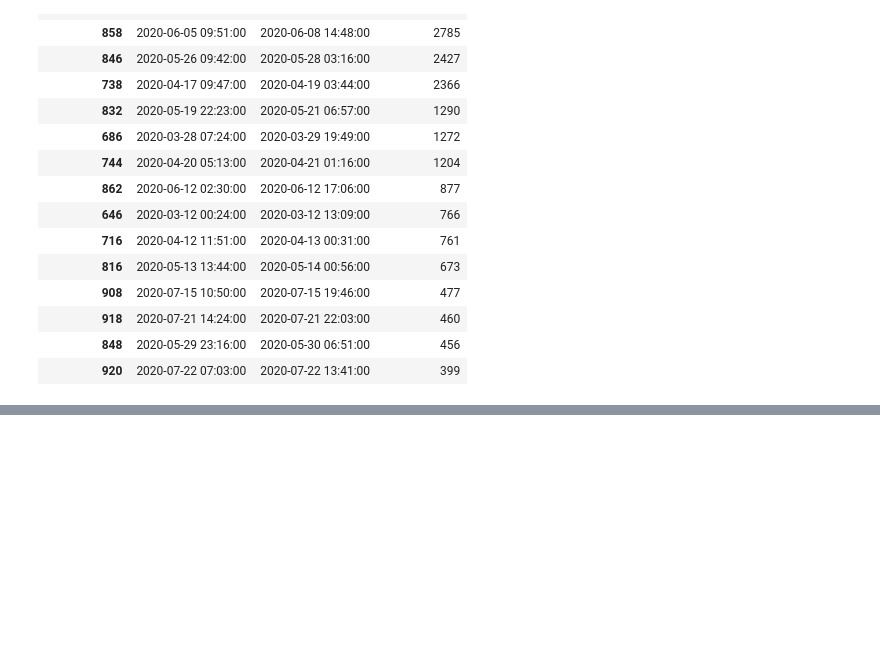
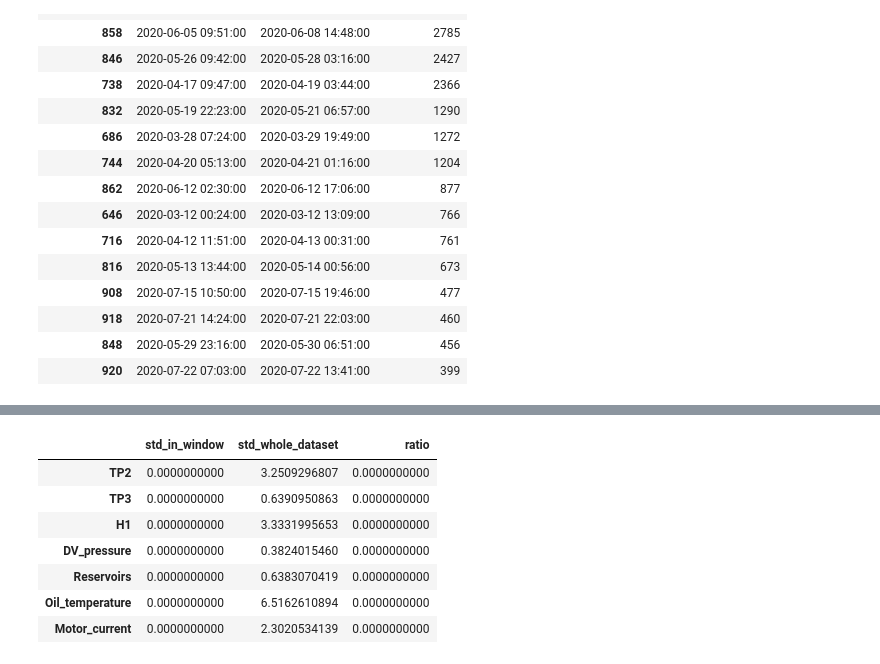
Before and after one commit to lugesy/metropt3-predictive-maintenance, a Jupyter notebook: 01_eda_metropt3.ipynb, the cells around one changed output, grey strips where cells are left out. Drawn from its saved outputs; the diff is of its cells as text; code cells hidden in the pictures; blank space fills up the shorter version.

```diff
--- a/01_eda_metropt3.ipynb
+++ b/01_eda_metropt3.ipynb
@@ -474,0 +474,8 @@ for col in df_temp.columns:
+# %%
+# --- Step 1: Pin down the episode window
+longest_episode = episodes.iloc[0]
+ep_start = longest_episode['start']
+ep_end = longest_episode['end']
+
+print(f"Investigating episode: {ep_start}  ->  {ep_end}")
+print(f"Duration: {ep_end - ep_start}")
@@ -474,0 +543,28 @@ for col in df_temp.columns:
+# %%
+# --- Step 5: Are the sensors "flat" (frozen) during this window?
+# A dead/disconnected sensor typically holds its last value, so its variance collapses toward 0.
+# A genuine mechanical anomaly, by contrast, usually still has real (if abnormal) sensor movement.
+# Compare the std of each sensor inside the window to its std over the whole dataset as a baseline.
+
+feature_cols = ['TP2', 'TP3', 'H1', 'DV_pressure', 'Reservoirs', 'Oil_temperature', 'Motor_current']
+
+window_std = raw_window[feature_cols].std()
+baseline_std = df[feature_cols].std()  # whole-dataset std, for comparison
+
+std_comparison = pd.DataFrame({
+    'std_in_window': window_std,
+    'std_whole_dataset': baseline_std,
+})
+std_comparison['ratio'] = std_comparison['std_in_window'] / std_comparison['std_whole_dataset']
+
+std_comparison
+# A ratio near 0 means "this sensor moved far less during the episode than it does normally"; a ratio near 1 means "normal amount of movement."
+# %% [output]
+|  | std_in_window | std_whole_dataset | ratio |
+| TP2 | 0.0000000000 | 3.2509296807 | 0.0000000000 |
+| TP3 | 0.0000000000 | 0.6390950863 | 0.0000000000 |
+| H1 | 0.0000000000 | 3.3331995653 | 0.0000000000 |
+| DV_pressure | 0.0000000000 | 0.3824015460 | 0.0000000000 |
+| Reservoirs | 0.0000000000 | 0.6383070419 | 0.0000000000 |
+| Oil_temperature | 0.0000000000 | 6.5162610894 | 0.0000000000 |
+| Motor_current | 0.0000000000 | 2.3020534139 | 0.0000000000 |
```
Also changed, not shown: parts of 37 cells of this notebook.
